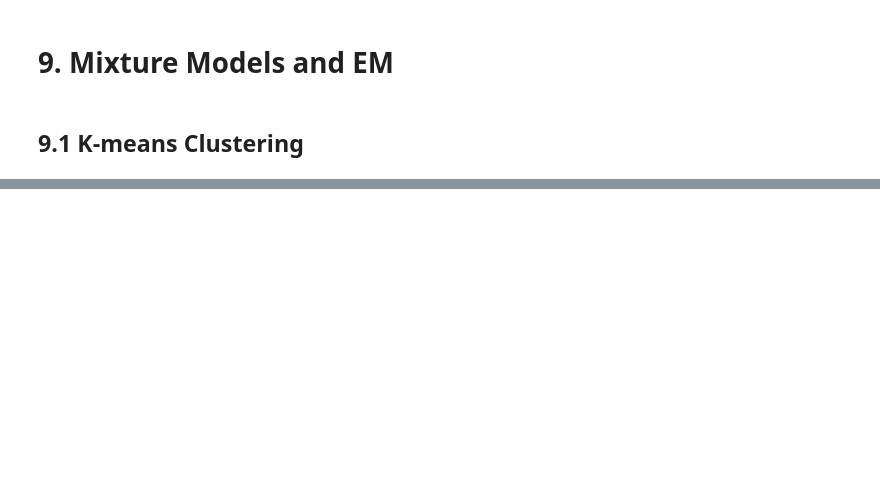
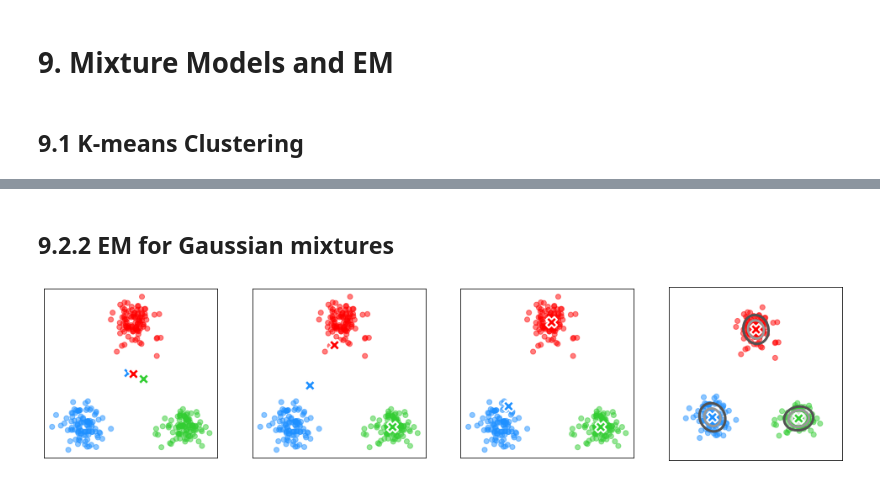
Before and after one commit to oilneck/prml_python, a Jupyter notebook: Notebook/section9.ipynb, the cells around one changed output, grey strips where cells are left out. Cells and saved outputs as stored; diff of their text form; code cells hidden in the pictures; blank space fills up the shorter version.

```diff
--- a/Notebook/section9.ipynb
+++ b/Notebook/section9.ipynb
@@ -38,0 +48,45 @@ plt.show()
+# %% [markdown]
+## 9.2.2  EM for Gaussian mixtures
+# %%
+import numpy as np
+import matplotlib.pyplot as plt
+from pd import *
+
+
+def make_blobs():
+    x1 = np.random.normal(size=(100, 2)) + np.array([-5, -5])
+    x2 = np.random.normal(size=(100, 2)) + np.array([0, 5])
+    x3 = np.random.normal(size=(100, 2)) + np.array([5, -5])
+    return np.vstack((x1, x2, x3))
+
+
+# training data & test data
+X_train = make_blobs()
+X, Y = np.meshgrid(np.linspace(-10, 10, 100), np.linspace(-10, 10, 100))
+X_test = np.array([X, Y]).reshape(2, -1).T
+
+
+''' ML estimation with EM-algorithm '''
+prob_dist = MultivariateGaussian(n_components = 3)
+prob_dist.fit(X_train)
+labels = prob_dist.classify(X_train)
+Z = prob_dist.predict(X_test)
+
+
+# plot training data & prediction data
+fig = plt.figure(figsize=(17,4))
+keys = list(prob_dist.centers.keys())
+n_step = len(keys)
+keys = [keys[0], keys[n_step // 3], keys[2 * n_step // 3], keys[-1]]
+c=['dodgerblue', 'r', 'limegreen']
+for n, key in enumerate(keys):
+    fig.add_subplot(1, len(keys), n+1)
+    plt.scatter(*X_train.T, c=[c[int(label)] for label in labels], alpha=.5)
+    plt.scatter(*prob_dist.centers[key].T, s=170, marker='X', lw=2, c=c, edgecolor="white", zorder=3)
+    plt.gca().set_aspect('equal', adjustable='box')
+    plt.tick_params(labelbottom=False, labelleft=False)
+    plt.tick_params(bottom=False,left=False)
+plt.contour(X, Y, Z.reshape(X.shape), levels=np.linspace(min(Z), max(Z), 5), linewidths=3, cmap='Greys_r')
+plt.show()
+# %% [output]
+[figure, added]
```
Also changed, not shown: parts of 2 cells of this notebook.
